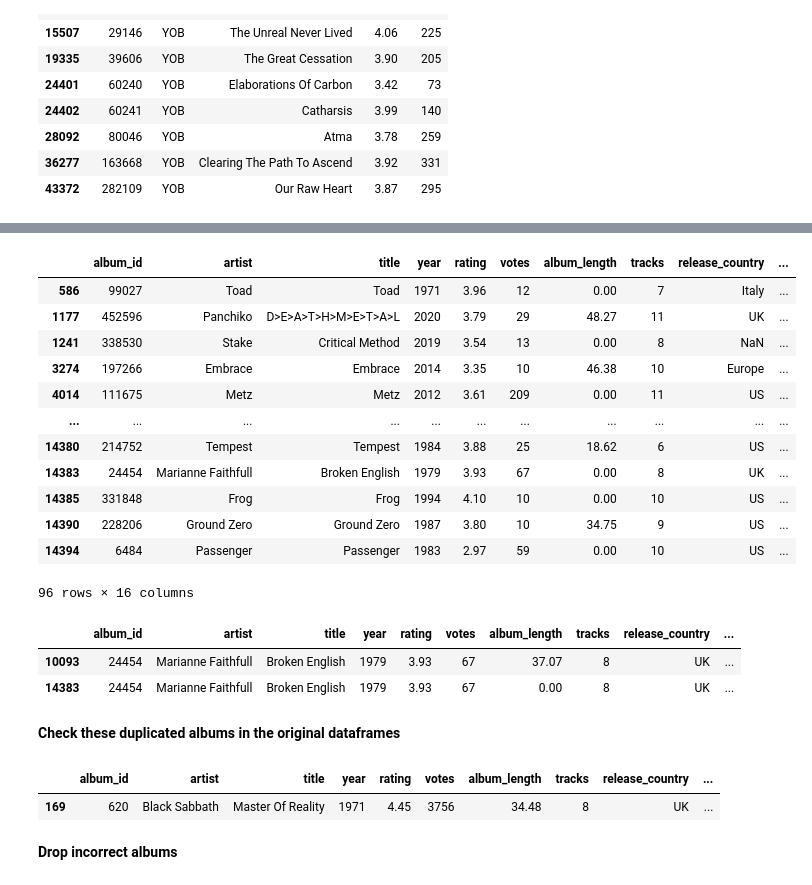
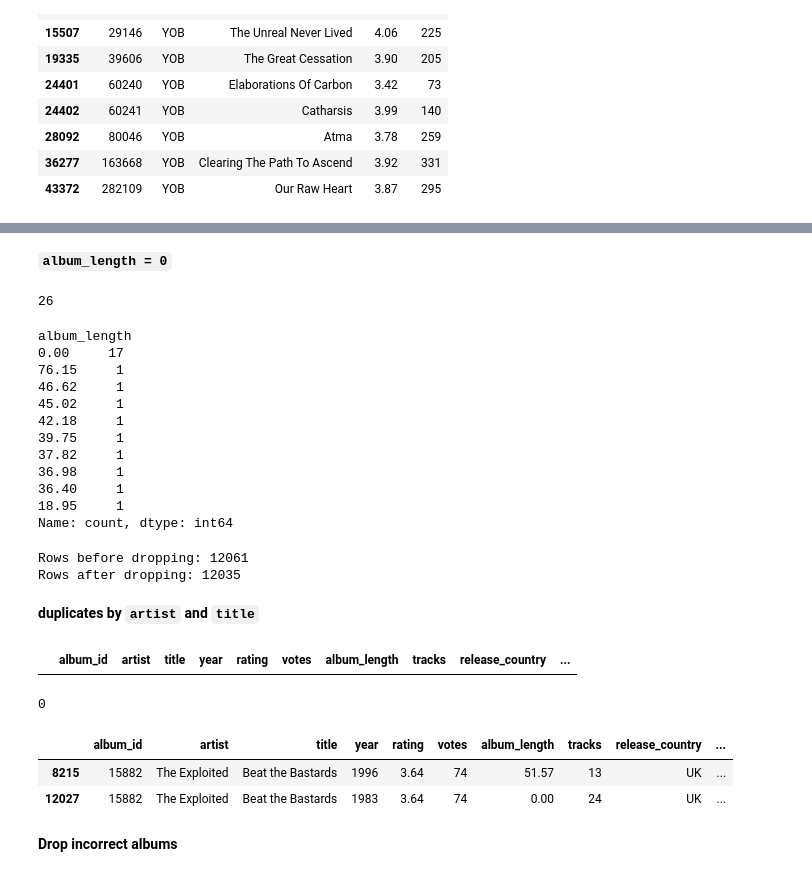
Before and after one commit to arnauog/what_the_rock, a Jupyter notebook: merges.ipynb, the cells around one changed output, grey strips where cells are left out. Drawn from its saved outputs; the diff is of its cells as text; code cells hidden in the pictures.

Commit message:
us_new_masters i styles acotats

```diff
--- a/merges.ipynb
+++ b/merges.ipynb
@@ -475,5 +386,0 @@ df.sample()
-# %%
-# it's an american band, so I can just drop it
-df.loc[1112, 'release_type'] = 'Album'
-df.loc[9236, 'release_type'] = 'Album'
-df['release_type'].isna().sum()
@@ -481,0 +391,3 @@ df['release_type'].isna().sum()
+# %%
+df.loc[1229, 'release_type'] = 'Album'
+df.loc[8799, 'release_type'] = 'Album'
@@ -552,33 +465,50 @@ print(df.shape)
+# %% [markdown]
+**``album_length = 0``**
+# %%
+df.sort_values('album_length', inplace=True, ascending=False) # so I keep the album_length=0 at the end, these would be the duplicates and I'll be able to drop them
+df.reset_index(drop=True, inplace=True)
+df[['album_id', 'artist', 'title', 'year', 'rating', 'votes']].duplicated().sum()
+# %% [output]
+26
+# %%
+df[df[['album_id', 'artist', 'title', 'year', 'rating', 'votes']].duplicated()]['album_length'].value_counts()
+# %% [output]
+album_length
+0.00     17
+76.15     1
+46.62     1
+45.02     1
+42.18     1
+39.75     1
+37.82     1
+36.98     1
+36.40     1
+18.95     1
+Name: count, dtype: int64
+# %%
+# most of these albums are the same, except one entry has album_length=0
+print(f"Rows before dropping: {df.shape[0]}")
+df.drop_duplicates(subset=['artist', 'title', 'year', 'rating', 'votes'], inplace=True)
+print(f"Rows after dropping: {df.shape[0]}")
+# %% [output]
+Rows before dropping: 12061
+Rows after dropping: 12035
+# %% [markdown]
+**duplicates by ``artist`` and ``title``**
 # %%
-df[df[['artist', 'title']].duplicated()]
+df[df[['artist', 'title']].duplicated()].head()
 # %% [output]
 |  | album_id | artist | title | year | rating | votes | album_length | tracks | release_country | ... |
-| 586 | 99027 | Toad | Toad | 1971 | 3.96 | 12 | 0.00 | 7 | Italy | ... |
-| 1177 | 452596 | Panchiko | D>E>A>T>H>M>E>T>A>L | 2020 | 3.79 | 29 | 48.27 | 11 | UK | ... |
-| 1241 | 338530 | Stake | Critical Method | 2019 | 3.54 | 13 | 0.00 | 8 | NaN | ... |
-| 3274 | 197266 | Embrace | Embrace | 2014 | 3.35 | 10 | 46.38 | 10 | Europe | ... |
-| 4014 | 111675 | Metz | Metz | 2012 | 3.61 | 209 | 0.00 | 11 | US | ... |
-| ... | ... | ... | ... | ... | ... | ... | ... | ... | ... | ... |
-| 14380 | 214752 | Tempest | Tempest | 1984 | 3.88 | 25 | 18.62 | 6 | US | ... |
-| 14383 | 24454 | Marianne Faithfull | Broken English | 1979 | 3.93 | 67 | 0.00 | 8 | UK | ... |
-| 14385 | 331848 | Frog | Frog | 1994 | 4.10 | 10 | 0.00 | 10 | US | ... |
-| 14390 | 228206 | Ground Zero | Ground Zero | 1987 | 3.80 | 10 | 34.75 | 9 | US | ... |
-| 14394 | 6484 | Passenger | Passenger | 1983 | 2.97 | 59 | 0.00 | 10 | US | ... |
-96 rows × 16 columns
+# %%
+df[['artist', 'title']].duplicated().sum()
+# %% [output]
+0
 # %%
-df[df['title']=='Broken English']
+df[df['title']=='Beat the Bastards	'.strip()]
 # %% [output]
 |  | album_id | artist | title | year | rating | votes | album_length | tracks | release_country | ... |
-| 10093 | 24454 | Marianne Faithfull | Broken English | 1979 | 3.93 | 67 | 37.07 | 8 | UK | ... |
-| 14383 | 24454 | Marianne Faithfull | Broken English | 1979 | 3.93 | 67 | 0.00 | 8 | UK | ... |
+| 8215 | 15882 | The Exploited | Beat the Bastards | 1996 | 3.64 | 74 | 51.57 | 13 | UK | ... |
+| 12027 | 15882 | The Exploited | Beat the Bastards | 1983 | 3.64 | 74 | 0.00 | 24 | UK | ... |
-# %% [markdown]
-**Check these duplicated albums in the original dataframes**
-# %%
-# to see the difference between the duplicated albums searching for the album name
-df[df['title']=="Master Of Reality"].sort_values('year')
-# %% [output]
-|  | album_id | artist | title | year | rating | votes | album_length | tracks | release_country | ... |
-| 169 | 620 | Black Sabbath | Master Of Reality | 1971 | 4.45 | 3756 | 34.48 | 8 | UK | ... |
 # %% [markdown]
 **Drop incorrect albums**
 # %%
```
Also changed, not shown: parts of 113 cells of this notebook, 20 other files.
